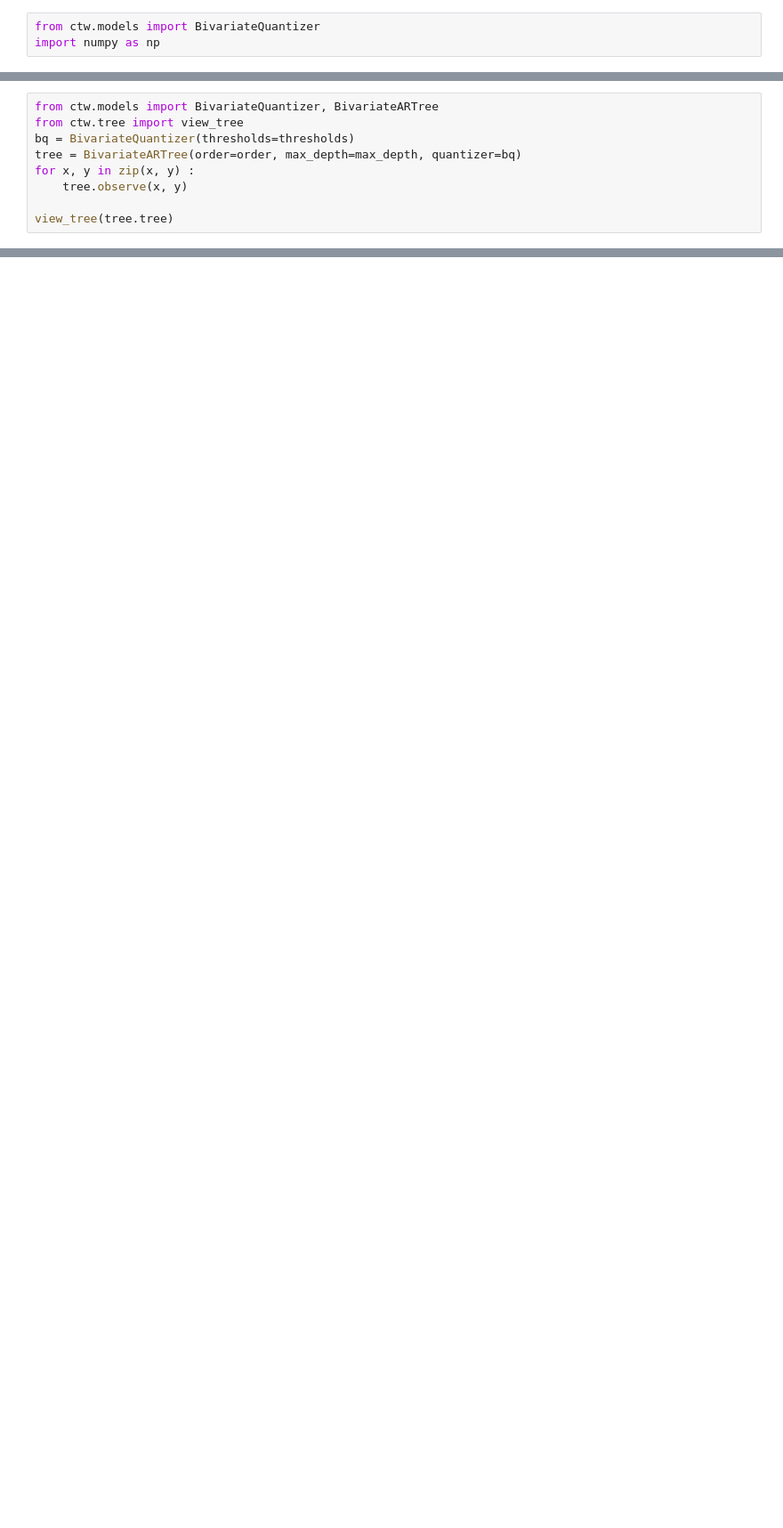
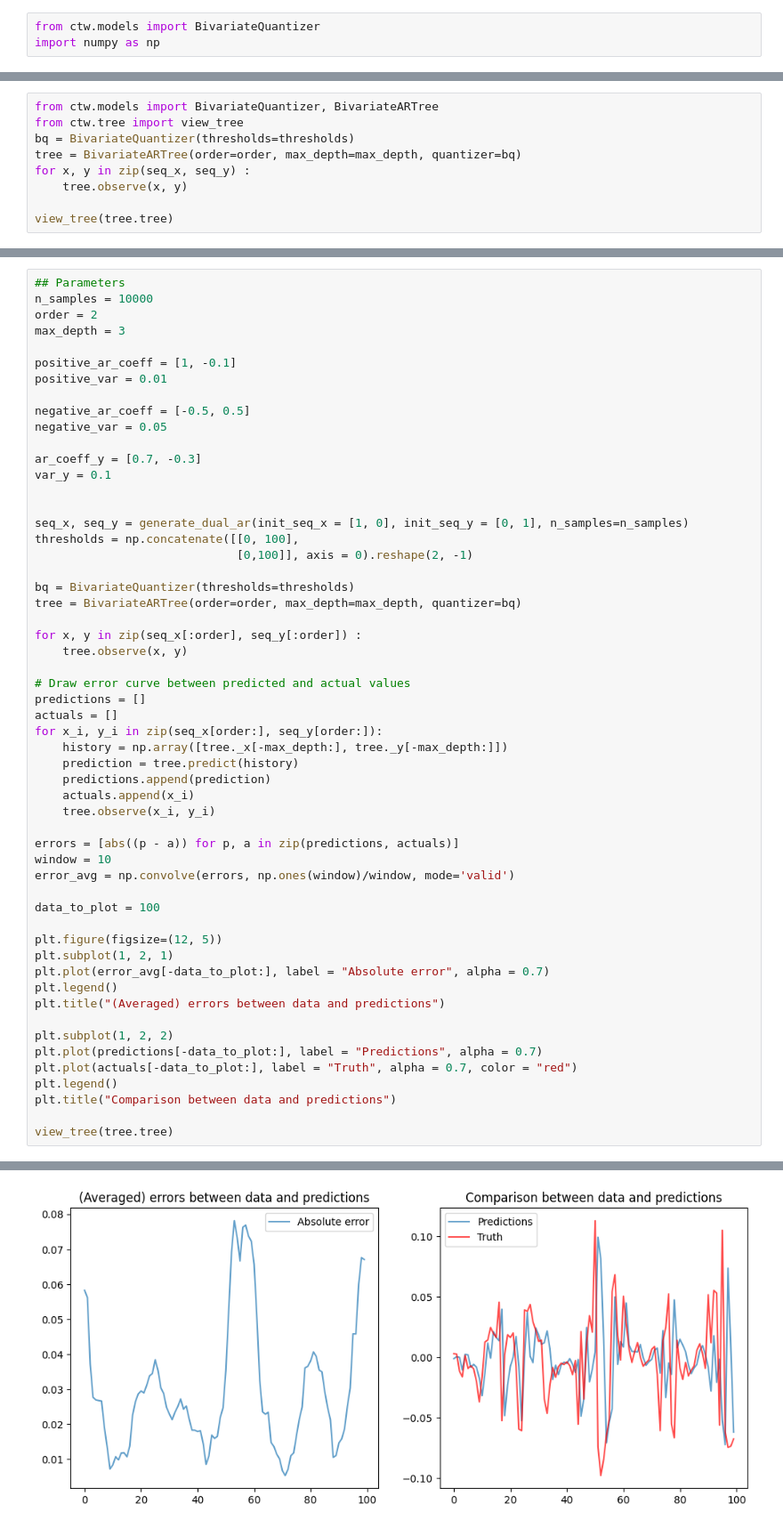
Before and after one commit to raphfaur/ctw, a Jupyter notebook: bivariate_test.ipynb, the cells around one changed output, grey strips where cells are left out. Shown at 89% size. Cells and saved outputs as stored; diff of their text form; blank space fills up the shorter version.

Commit message:
bon predict + dataset pollution

```diff
--- a/bivariate_test.ipynb
+++ b/bivariate_test.ipynb
@@ -84,7 +54,7 @@ from ctw.models import BivariateQuantizer, BivariateARTree
 from ctw.tree import view_tree
 bq = BivariateQuantizer(thresholds=thresholds)
 tree = BivariateARTree(order=order, max_depth=max_depth, quantizer=bq)
-for x, y in zip(x, y) :
+for x, y in zip(seq_x, seq_y) :
     tree.observe(x, y)
 
 view_tree(tree.tree)
@@ -92,0 +65,56 @@ view_tree(tree.tree)
+# %%
+## Parameters
+n_samples = 10000
+order = 2
+max_depth = 3
+
+positive_ar_coeff = [1, -0.1]
+positive_var = 0.01
+
+negative_ar_coeff = [-0.5, 0.5]
+negative_var = 0.05
+
+ar_coeff_y = [0.7, -0.3]
+var_y = 0.1
+
+
+seq_x, seq_y = generate_dual_ar(init_seq_x = [1, 0], init_seq_y = [0, 1], n_samples=n_samples)
+thresholds = np.concatenate([[0, 100],
+                             [0,100]], axis = 0).reshape(2, -1)
+
+bq = BivariateQuantizer(thresholds=thresholds)
+tree = BivariateARTree(order=order, max_depth=max_depth, quantizer=bq)
+
+for x, y in zip(seq_x[:order], seq_y[:order]) :
+    tree.observe(x, y)
+
+# Draw error curve between predicted and actual values
+predictions = []
+actuals = []
+for x_i, y_i in zip(seq_x[order:], seq_y[order:]):
+    history = np.array([tree._x[-max_depth:], tree._y[-max_depth:]])
+    prediction = tree.predict(history)
+    predictions.append(prediction)
+    actuals.append(x_i)
+    tree.observe(x_i, y_i)
+
+errors = [abs((p - a)) for p, a in zip(predictions, actuals)]
+window = 10
+error_avg = np.convolve(errors, np.ones(window)/window, mode='valid')
+
+data_to_plot = 100
+
+plt.figure(figsize=(12, 5))
+plt.subplot(1, 2, 1)
+plt.plot(error_avg[-data_to_plot:], label = "Absolute error", alpha = 0.7)
+plt.legend()
+plt.title("(Averaged) errors between data and predictions")
+
+plt.subplot(1, 2, 2)
+plt.plot(predictions[-data_to_plot:], label = "Predictions", alpha = 0.7)
+plt.plot(actuals[-data_to_plot:], label = "Truth", alpha = 0.7, color = "red")
+plt.legend()
+plt.title("Comparison between data and predictions")
+
+view_tree(tree.tree)
+# %% [output]
@@ -92,0 +122 @@ view_tree(tree.tree)
+[figure, added]
```
Also changed, not shown: parts of 5 cells of this notebook, 4 other files.
